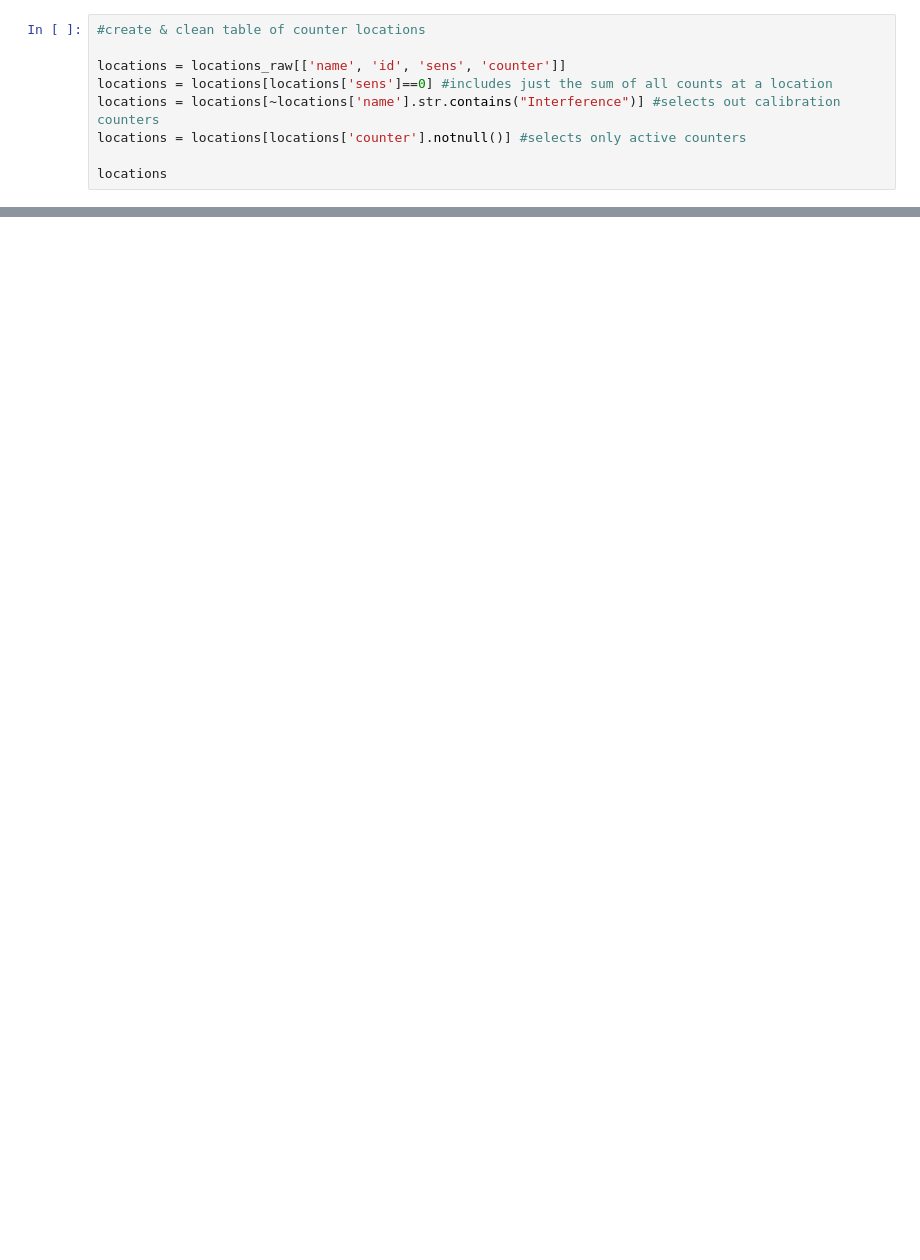
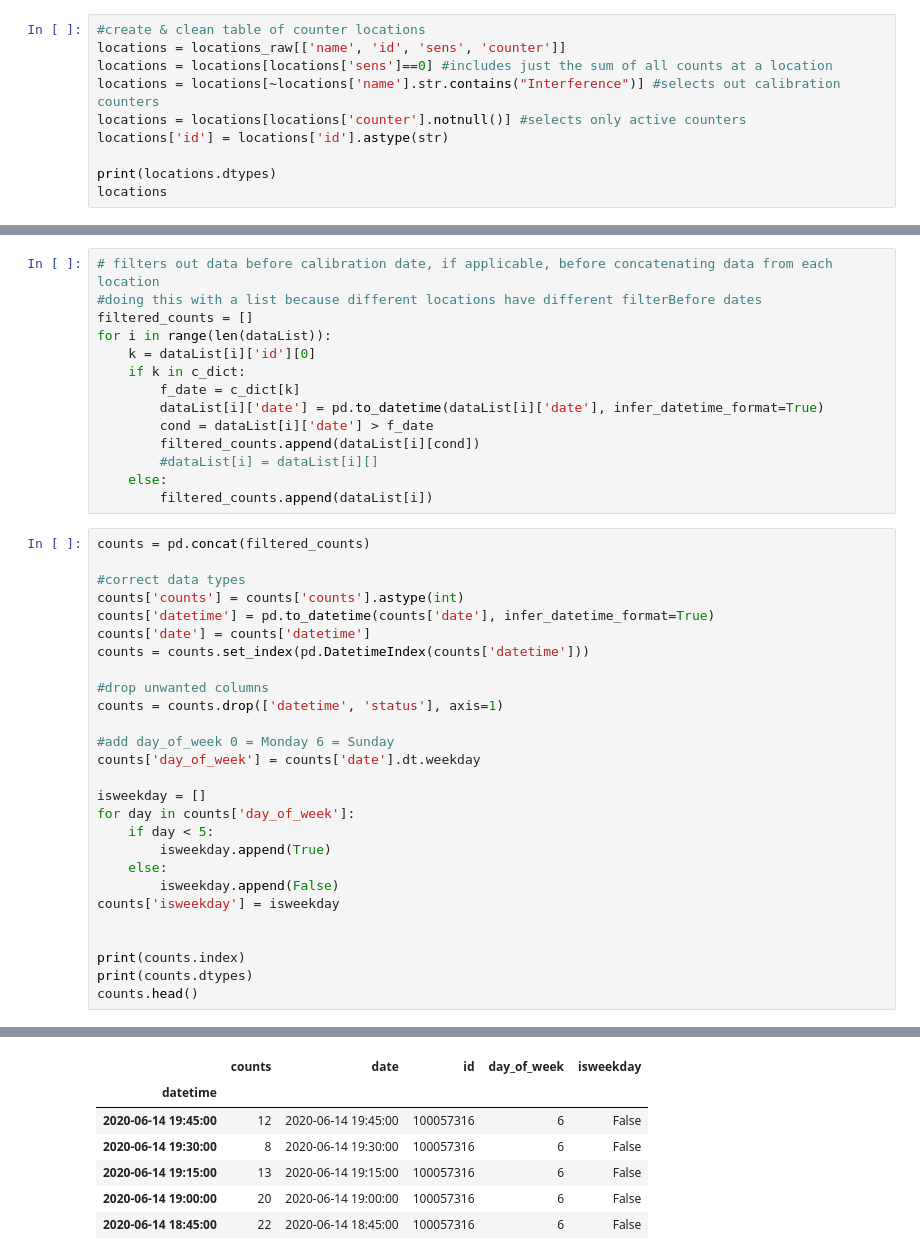
Before and after one commit to aliceafriedman/BikeCounters, a Jupyter notebook: AutomatedCounts.ipynb, the cells around one changed output, grey strips where cells are left out. Cells and saved outputs as stored; diff of their text form; blank space fills up the shorter version.

Commit message:
Added weekday and weekend sums

```diff
--- a/AutomatedCounts.ipynb
+++ b/AutomatedCounts.ipynb
@@ -9,10 +36,11 @@ locations_raw = pd.read_csv(locations_url)
 # %%
 #create & clean table of counter locations
-
 locations = locations_raw[['name', 'id', 'sens', 'counter']]
 locations = locations[locations['sens']==0] #includes just the sum of all counts at a location
 locations = locations[~locations['name'].str.contains("Interference")] #selects out calibration counters
 locations = locations[locations['counter'].notnull()] #selects only active counters
+locations['id'] = locations['id'].astype(str)
 
+print(locations.dtypes)
 locations
 # %% [output]
@@ -118,0 +149,42 @@ pd.read_csv('')
+# %%
+# filters out data before calibration date, if applicable, before concatenating data from each location
+#doing this with a list because different locations have different filterBefore dates
+filtered_counts = []
+for i in range(len(dataList)):
+    k = dataList[i]['id'][0]
+    if k in c_dict:
+        f_date = c_dict[k]
+        dataList[i]['date'] = pd.to_datetime(dataList[i]['date'], infer_datetime_format=True)
+        cond = dataList[i]['date'] > f_date
+        filtered_counts.append(dataList[i][cond])
+        #dataList[i] = dataList[i][]
+    else:
+        filtered_counts.append(dataList[i])
+# %%
+counts = pd.concat(filtered_counts)
+
+#correct data types
+counts['counts'] = counts['counts'].astype(int)
+counts['datetime'] = pd.to_datetime(counts['date'], infer_datetime_format=True)
+counts['date'] = counts['datetime']
+counts = counts.set_index(pd.DatetimeIndex(counts['datetime']))
+
+#drop unwanted columns
+counts = counts.drop(['datetime', 'status'], axis=1)
+
+#add day_of_week 0 = Monday 6 = Sunday
+counts['day_of_week'] = counts['date'].dt.weekday
+
+isweekday = []
+for day in counts['day_of_week']:
+    if day < 5:
+        isweekday.append(True)
+    else:
+        isweekday.append(False)
+counts['isweekday'] = isweekday
+
+
+print(counts.index)
+print(counts.dtypes)
+counts.head()
+# %% [output]
@@ -118,0 +209,7 @@ pd.read_csv('')
+|  | counts | date | id | day_of_week | isweekday |
+| datetime |  |  |  |  |  |
+| 2020-06-14 19:45:00 | 12 | 2020-06-14 19:45:00 | 100057316 | 6 | False |
+| 2020-06-14 19:30:00 | 8 | 2020-06-14 19:30:00 | 100057316 | 6 | False |
+| 2020-06-14 19:15:00 | 13 | 2020-06-14 19:15:00 | 100057316 | 6 | False |
+| 2020-06-14 19:00:00 | 20 | 2020-06-14 19:00:00 | 100057316 | 6 | False |
+| 2020-06-14 18:45:00 | 22 | 2020-06-14 18:45:00 | 100057316 | 6 | False |
```
Also changed, not shown: parts of 26 cells of this notebook, 2 other files.
